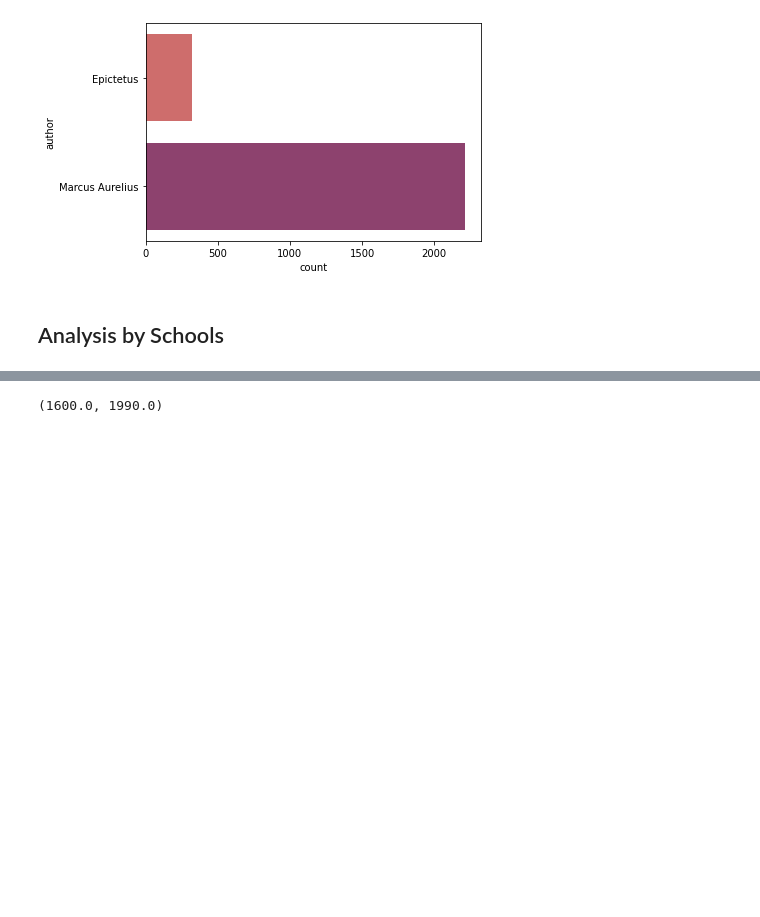
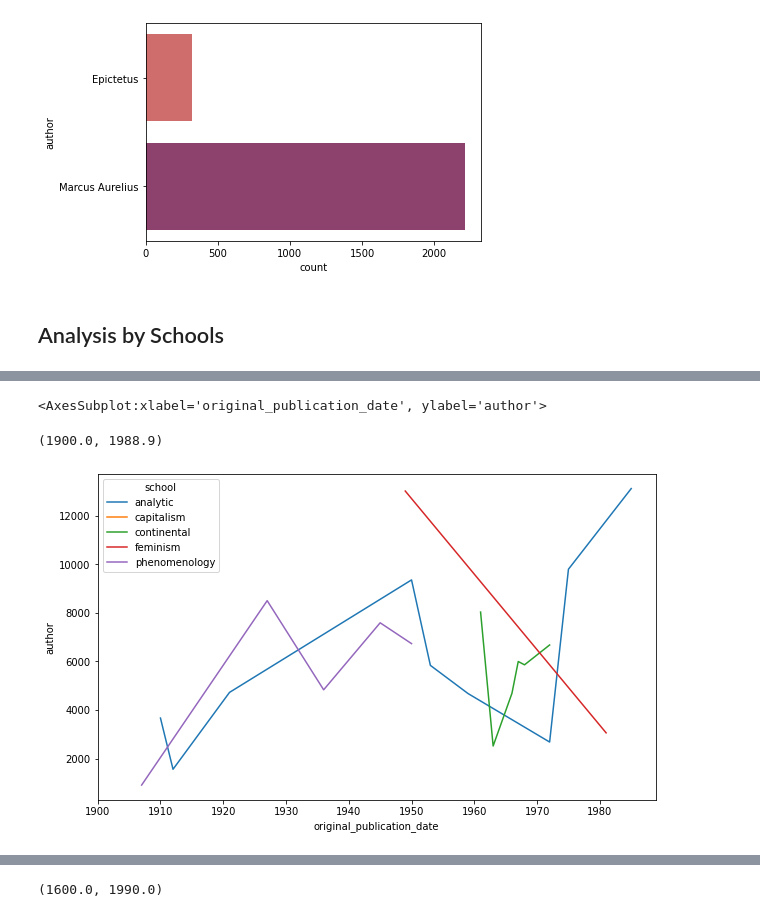
Before and after one commit to woonsupkim/NLP_Philosophy_DataStory, a Jupyter notebook: Project1.ipynb, the cells around one changed output, grey strips where cells are left out. Cells and saved outputs as stored; diff of their text form; code cells hidden in the pictures; blank space fills up the shorter version.

```diff
--- a/Project1.ipynb
+++ b/Project1.ipynb
@@ -385,0 +385,9 @@ ax.set_xlim(1750, )
+# %%
+fig,ax = plt.subplots()
+fig.set_size_inches(10,6)
+sns.lineplot(x='original_publication_date', y= 'author', hue = 'school', data = df_time_1900)
+ax.set_xlim(1900, )
+# %% [output]
+<AxesSubplot:xlabel='original_publication_date', ylabel='author'>
+(1900.0, 1988.9)
+[figure, added]
```
Also changed, not shown: parts of 5 cells of this notebook.
